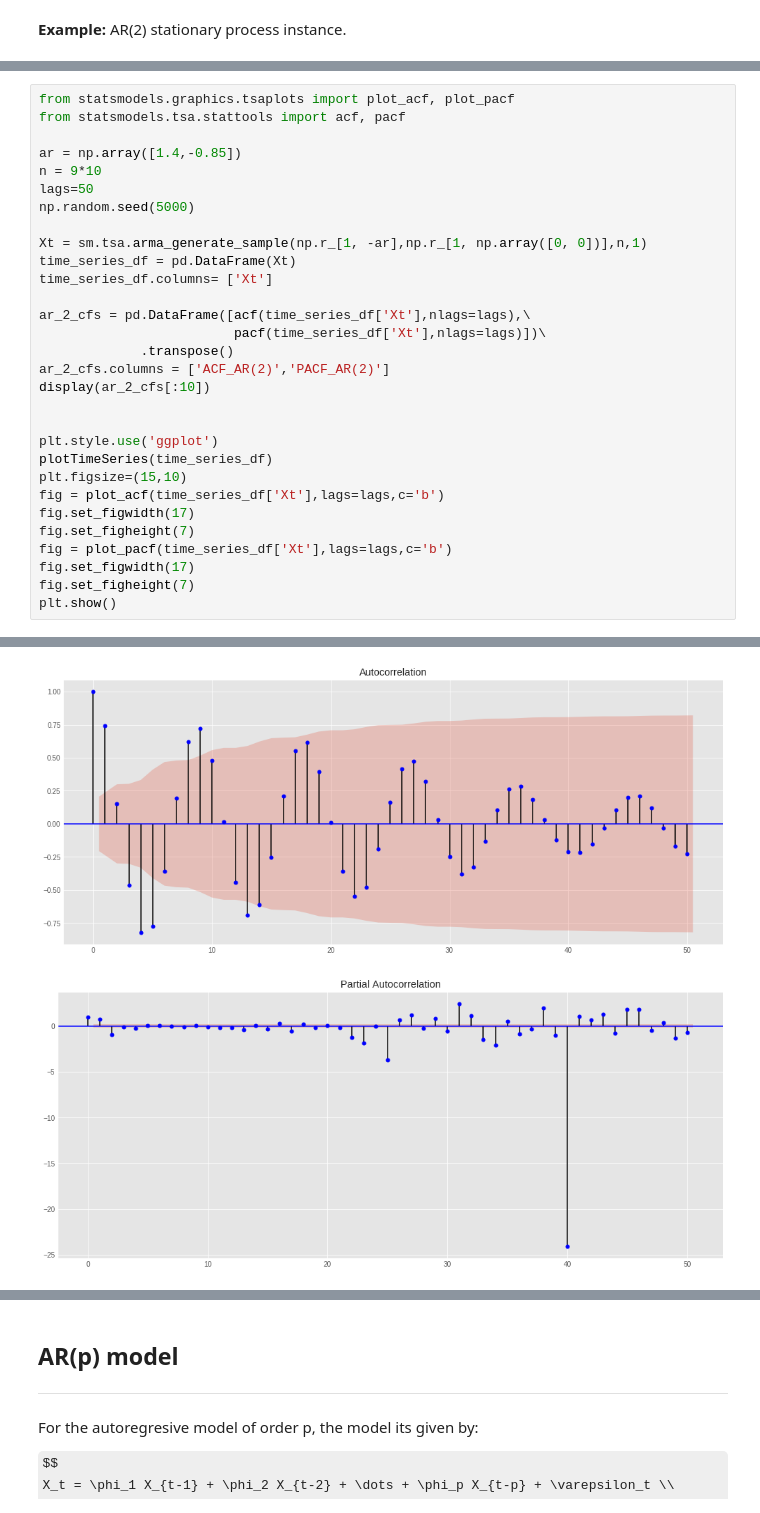
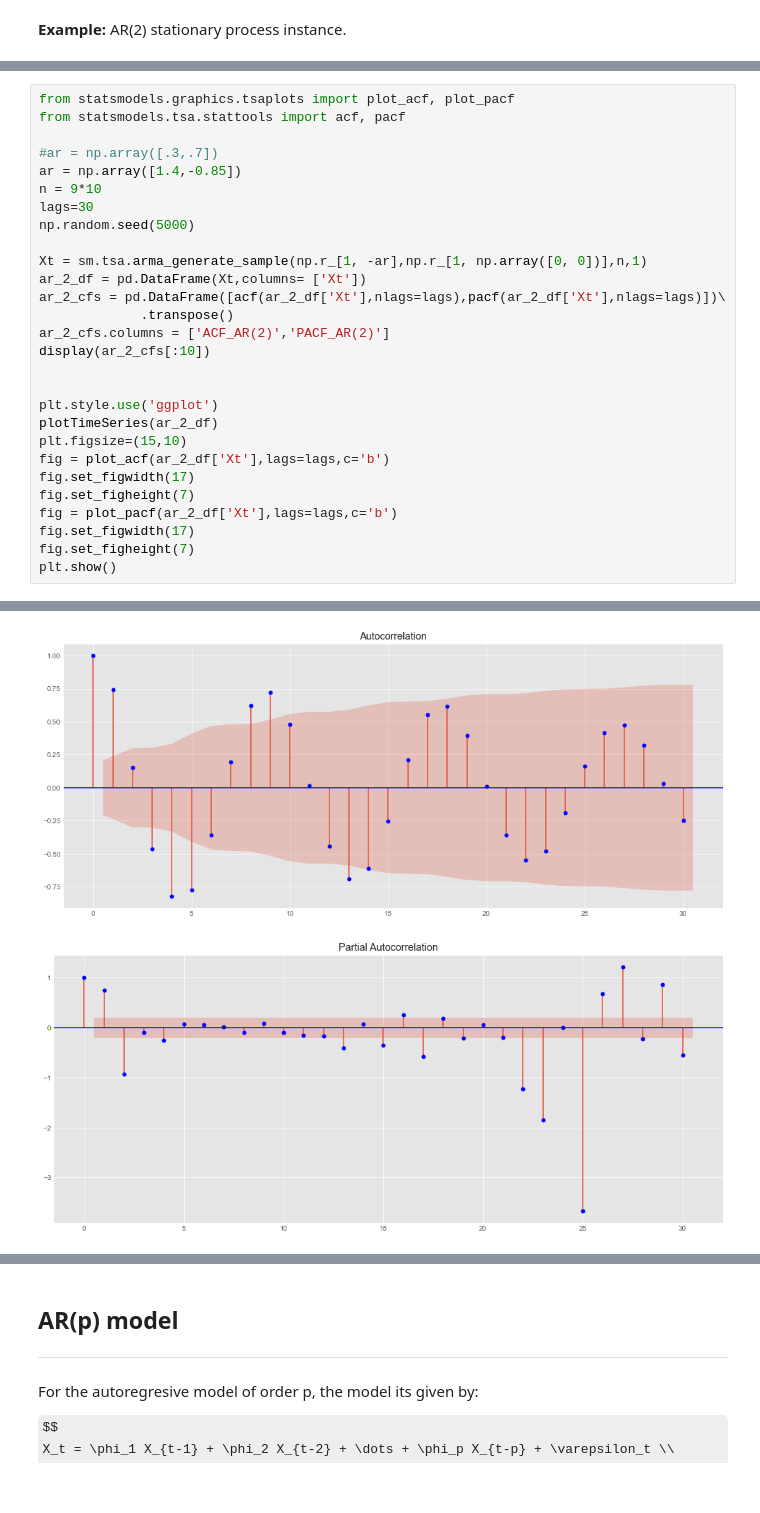
Before and after one commit to ErickEduardoAH/TimeSeriesAnalysis, a Jupyter notebook: 1.3 Time Series Stationary Models - Autoregresive Time Series.ipynb, the cells around one changed output, grey strips where cells are left out. Saved outputs shown, nothing was run; the diff lists cells and outputs as text; some formulas as TeX source.

```diff
--- a/1.3 Time Series Stationary Models - Autoregresive Time Series.ipynb
+++ b/1.3 Time Series Stationary Models - Autoregresive Time Series.ipynb
@@ -973,47 +974,45 @@ $$
 from statsmodels.graphics.tsaplots import plot_acf, plot_pacf
 from statsmodels.tsa.stattools import acf, pacf
 
+#ar = np.array([.3,.7])
 ar = np.array([1.4,-0.85])
 n = 9*10
-lags=50
+lags=30
 np.random.seed(5000)
 
 Xt = sm.tsa.arma_generate_sample(np.r_[1, -ar],np.r_[1, np.array([0, 0])],n,1)
-time_series_df = pd.DataFrame(Xt)
-time_series_df.columns= ['Xt']
-
-ar_2_cfs = pd.DataFrame([acf(time_series_df['Xt'],nlags=lags),\
-                         pacf(time_series_df['Xt'],nlags=lags)])\
+ar_2_df = pd.DataFrame(Xt,columns= ['Xt'])
+ar_2_cfs = pd.DataFrame([acf(ar_2_df['Xt'],nlags=lags),pacf(ar_2_df['Xt'],nlags=lags)])\
              .transpose()
 ar_2_cfs.columns = ['ACF_AR(2)','PACF_AR(2)']
 display(ar_2_cfs[:10])
 
 
 plt.style.use('ggplot')
-plotTimeSeries(time_series_df)
+plotTimeSeries(ar_2_df)
 plt.figsize=(15,10)
-fig = plot_acf(time_series_df['Xt'],lags=lags,c='b')
+fig = plot_acf(ar_2_df['Xt'],lags=lags,c='b')
 fig.set_figwidth(17)
 fig.set_figheight(7)
-fig = plot_pacf(time_series_df['Xt'],lags=lags,c='b')
+fig = plot_pacf(ar_2_df['Xt'],lags=lags,c='b')
 fig.set_figwidth(17)
 fig.set_figheight(7)
 plt.show()
 # %% [output]
 |  | ACF_AR(2) | PACF_AR(2) |
 | 0 | 1.000000 | 1.000000 |
 | 1 | 0.740700 | 0.749023 |
 | 2 | 0.149825 | -0.929015 |
 | 3 | -0.464669 | -0.103781 |
 | 4 | -0.822158 | -0.253802 |
 | 5 | -0.772317 | 0.068858 |
 | 6 | -0.360329 | 0.055120 |
 | 7 | 0.196545 | 0.013583 |
 | 8 | 0.620309 | -0.093920 |
 | 9 | 0.723538 | 0.090102 |
 [figure]
-[figure, old version]
+[figure, new version]
-[figure, old version]
+[figure, new version]
 # %%
 from statsmodels.tsa.arima_model import ARMA
 
```
Also changed, not shown: parts of 15 cells of this notebook.
